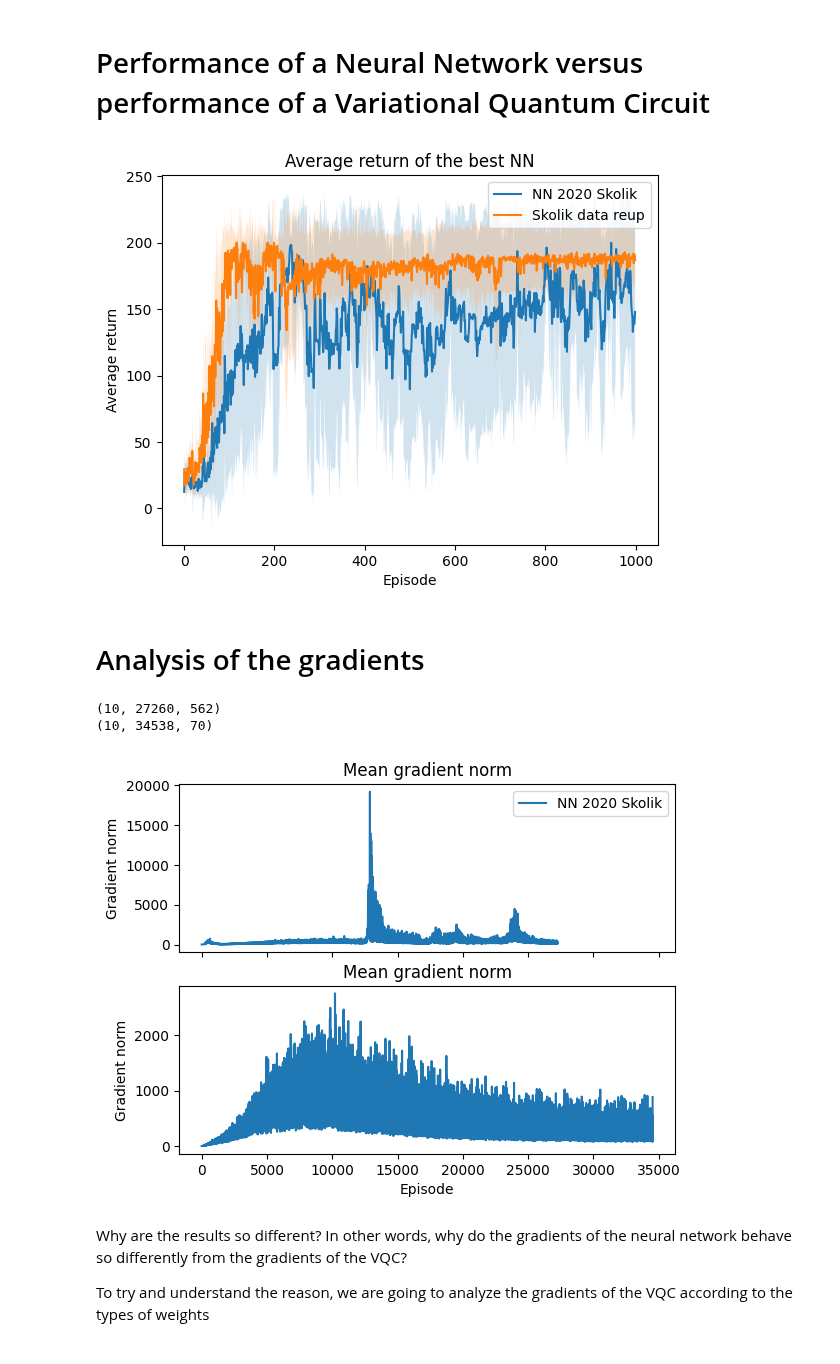
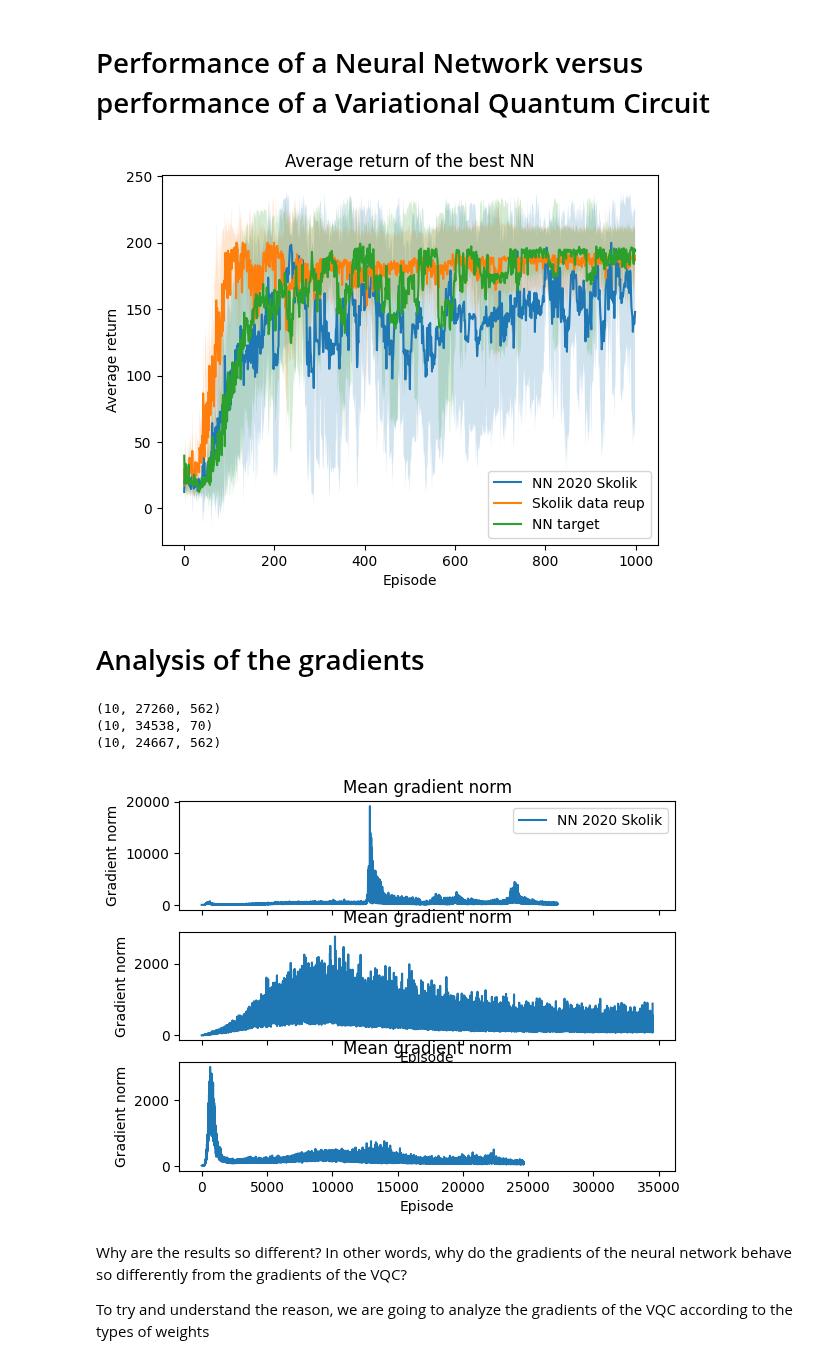
Before and after one commit to RodrigoCoelho7/VQC_Qlearning, a Jupyter notebook: data_analysis/nn.ipynb, the cells around one changed output. Drawn from its saved outputs; the diff is of its cells as text; code cells hidden in the pictures.

```diff
--- a/data_analysis/nn.ipynb
+++ b/data_analysis/nn.ipynb
@@ -27,13 +34,15 @@ plt.plot(nn2020skolik_average_reward, label="NN 2020 Skolik")
 plt.fill_between(np.arange(len(nn2020skolik_average_reward)), nn2020skolik_average_reward - nn2020skolik_std_reward, nn2020skolik_average_reward + nn2020skolik_std_reward, alpha=0.2)
 plt.plot(skolik_datareup_average_reward, label="Skolik data reup")
 plt.fill_between(np.arange(len(skolik_datareup_average_reward)), skolik_datareup_average_reward - skolik_datareup_std_reward, skolik_datareup_average_reward + skolik_datareup_std_reward, alpha=0.2)
+plt.plot(nn_target_average_reward, label="NN target")
+plt.fill_between(np.arange(len(nn_target_average_reward)), nn_target_average_reward - nn_target_std_reward, nn_target_average_reward + nn_target_std_reward, alpha=0.2)
 plt.title("Average return of the best NN")
 plt.xlabel("Episode")
 plt.ylabel("Average return")
 plt.legend()
 plt.show()
 # %% [output]
-[figure, old version]
+[figure, new version]
 # %% [markdown]
 # Analysis of the gradients
 # %%
@@ -55,43 +65,63 @@ for i in range(len(skolik_datareup_gradients)):
         flattened_arrays = [arr.flatten() for arr in skolik_datareup_gradients[i][j]]
         aux.append(np.concatenate(flattened_arrays))
     skolik_datareup_flattened_gradients.append(aux)
+
+nn_target_flattened_gradients = []
+for i in range(len(nn_target_gradients)):
+    aux = []
+    for j in range(len(nn_target_gradients[i])):
+        flattened_arrays = [arr.flatten() for arr in nn_target_gradients[i][j]]
+        aux.append(np.concatenate(flattened_arrays))
+    nn_target_flattened_gradients.append(aux)
 # %%
 nn2020_flattend_gradients_min_len = min([len(arr) for arr in nn_2020_flattened_gradients])
 skolik_datareup_flattend_gradients_min_len = min([len(arr) for arr in skolik_datareup_flattened_gradients])
+nn_target_flattend_gradients_min_len = min([len(arr) for arr in nn_target_flattened_gradients])
 
 nn_2020_flattened_gradients = [arr[:nn2020_flattend_gradients_min_len] for arr in nn_2020_flattened_gradients]
 skolik_datareup_flattened_gradients = [arr[:skolik_datareup_flattend_gradients_min_len] for arr in skolik_datareup_flattened_gradients]
+nn_target_flattened_gradients = [arr[:nn_target_flattend_gradients_min_len] for arr in nn_target_flattened_gradients]
 
 nn_2020_flattened_gradients = np.array(nn_2020_flattened_gradients)
 skolik_datareup_flattened_gradients = np.array(skolik_datareup_flattened_gradients)
+nn_target_flattened_gradients = np.array(nn_target_flattened_gradients)
 # %%
 print(nn_2020_flattened_gradients.shape)
 print(skolik_datareup_flattened_gradients.shape)
+print(nn_target_flattened_gradients.shape)
 # %% [output]
 (10, 27260, 562)
 (10, 34538, 70)
+(10, 24667, 562)
 # %%
 nn_20_20_gradient_norms = np.linalg.norm(nn_2020_flattened_gradients, axis=2)
 skolik_datareup_gradient_norms = np.linalg.norm(skolik_datareup_flattened_gradients, axis=2)
+nn_target_gradient_norms = np.linalg.norm(nn_target_flattened_gradients, axis=2)
 # %%
 nn_2020_mean_gradient_norms = np.mean(nn_20_20_gradient_norms, axis=0)
 skolik_datareup_mean_gradient_norms = np.mean(skolik_datareup_gradient_norms, axis=0)
+nn_target_mean_gradient_norms = np.mean(nn_target_gradient_norms, axis=0)
 # %%
-fig, axs = plt.subplots(2, 1, sharex=True)
+fig, axs = plt.subplots(3, 1, sharex=True)
 
 axs[0].plot(nn_2020_mean_gradient_norms, label="NN 2020 Skolik")
 axs[0].set_title("Mean gradient norm")
 axs[0].set_ylabel("Gradient norm")
 axs[0].legend()
 
 axs[1].plot(skolik_datareup_mean_gradient_norms, label="Skolik data reup")
 axs[1].set_title("Mean gradient norm")
 axs[1].set_xlabel("Episode")
 axs[1].set_ylabel("Gradient norm")
 
+axs[2].plot(nn_target_mean_gradient_norms, label="NN target")
+axs[2].set_title("Mean gradient norm")
+axs[2].set_xlabel("Episode")
+axs[2].set_ylabel("Gradient norm")
+
 plt.show()
 # %% [output]
-[figure, old version]
+[figure, new version]
 # %% [markdown]
 Why are the results so different? In other words, why do the gradients of the neural network behave so differently from the gradients of the VQC?
 
```
Also changed, not shown: parts of 3 cells of this notebook.
